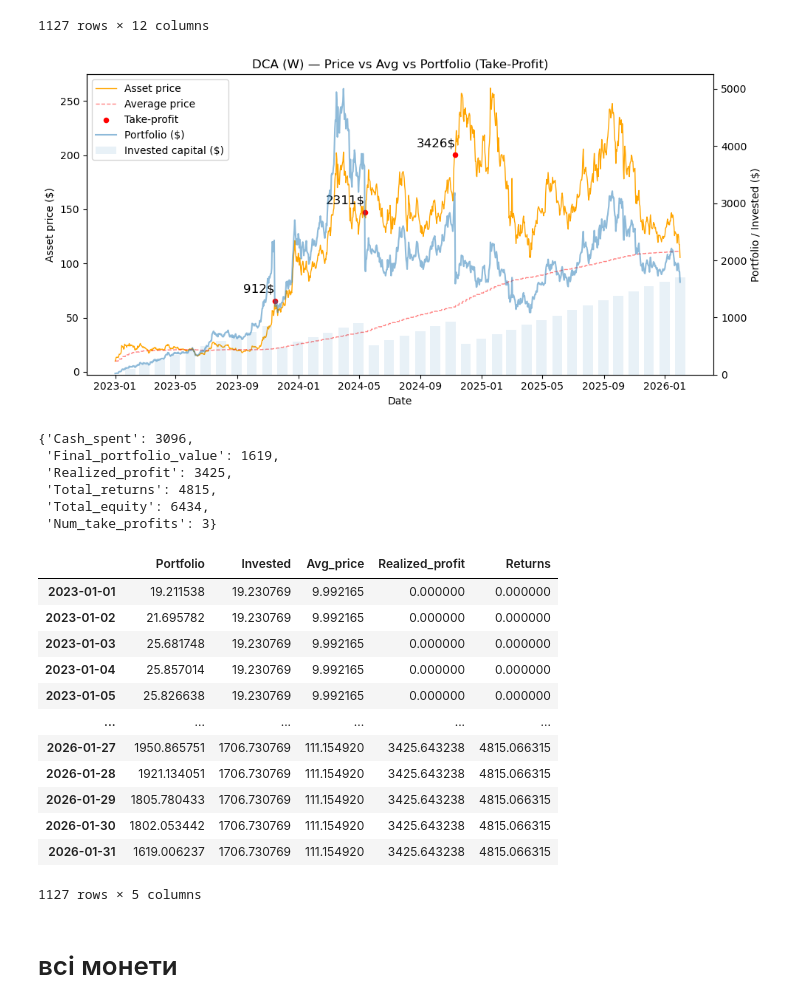
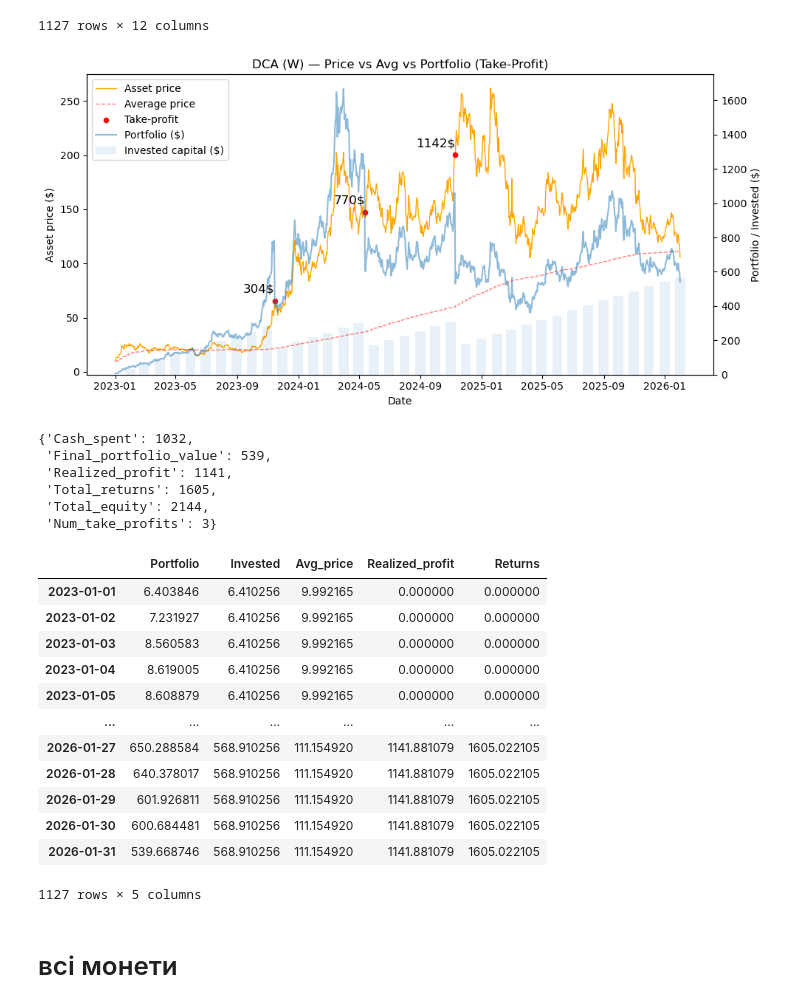
Before and after one commit to Familenko/backtest, a Jupyter notebook: test_dca.ipynb, the cells around one changed output. Saved outputs shown, nothing was run; the diff lists cells and outputs as text; code cells hidden in the pictures.

```diff
--- a/test_dca.ipynb
+++ b/test_dca.ipynb
@@ -24,44 +25,44 @@ df_origin
 1127 rows × 12 columns
 # %%
 sol_prices = df_origin["SOL"]
-invest_sum = 3000 / (52 * 3)
+invest_sum = 1000 / (52 * 3)
 
 res, metric = backtest_dca(
     prices=sol_prices,
     buy_amount=invest_sum,
     freq="W",
     available_sum=1_000_000,
     fee=0.001,
     profit_multiple=3,
     cooldown_days=180,
     plot=True
 )
 # %% [output]
-[figure, old version]
+[figure, new version]
 # %%
 metric
 # %% [output]
-{'Cash_spent': 3096,
- 'Final_portfolio_value': 1619,
- 'Realized_profit': 3425,
- 'Total_returns': 4815,
- 'Total_equity': 6434,
+{'Cash_spent': 1032,
+ 'Final_portfolio_value': 539,
+ 'Realized_profit': 1141,
+ 'Total_returns': 1605,
+ 'Total_equity': 2144,
  'Num_take_profits': 3}
 # %%
 res
 # %% [output]
 |  | Portfolio | Invested | Avg_price | Realized_profit | Returns |
-| 2023-01-01 | 19.211538 | 19.230769 | 9.992165 | 0.000000 | 0.000000 |
-| 2023-01-02 | 21.695782 | 19.230769 | 9.992165 | 0.000000 | 0.000000 |
-| 2023-01-03 | 25.681748 | 19.230769 | 9.992165 | 0.000000 | 0.000000 |
-| 2023-01-04 | 25.857014 | 19.230769 | 9.992165 | 0.000000 | 0.000000 |
-| 2023-01-05 | 25.826638 | 19.230769 | 9.992165 | 0.000000 | 0.000000 |
+| 2023-01-01 | 6.403846 | 6.410256 | 9.992165 | 0.000000 | 0.000000 |
+| 2023-01-02 | 7.231927 | 6.410256 | 9.992165 | 0.000000 | 0.000000 |
+| 2023-01-03 | 8.560583 | 6.410256 | 9.992165 | 0.000000 | 0.000000 |
+| 2023-01-04 | 8.619005 | 6.410256 | 9.992165 | 0.000000 | 0.000000 |
+| 2023-01-05 | 8.608879 | 6.410256 | 9.992165 | 0.000000 | 0.000000 |
 | ... | ... | ... | ... | ... | ... |
-| 2026-01-27 | 1950.865751 | 1706.730769 | 111.154920 | 3425.643238 | 4815.066315 |
-| 2026-01-28 | 1921.134051 | 1706.730769 | 111.154920 | 3425.643238 | 4815.066315 |
-| 2026-01-29 | 1805.780433 | 1706.730769 | 111.154920 | 3425.643238 | 4815.066315 |
-| 2026-01-30 | 1802.053442 | 1706.730769 | 111.154920 | 3425.643238 | 4815.066315 |
-| 2026-01-31 | 1619.006237 | 1706.730769 | 111.154920 | 3425.643238 | 4815.066315 |
+| 2026-01-27 | 650.288584 | 568.910256 | 111.154920 | 1141.881079 | 1605.022105 |
+| 2026-01-28 | 640.378017 | 568.910256 | 111.154920 | 1141.881079 | 1605.022105 |
+| 2026-01-29 | 601.926811 | 568.910256 | 111.154920 | 1141.881079 | 1605.022105 |
+| 2026-01-30 | 600.684481 | 568.910256 | 111.154920 | 1141.881079 | 1605.022105 |
+| 2026-01-31 | 539.668746 | 568.910256 | 111.154920 | 1141.881079 | 1605.022105 |
 1127 rows × 5 columns
 # %% [markdown]
 # всі монети
```
Also changed, not shown: parts of 6 cells of this notebook.
